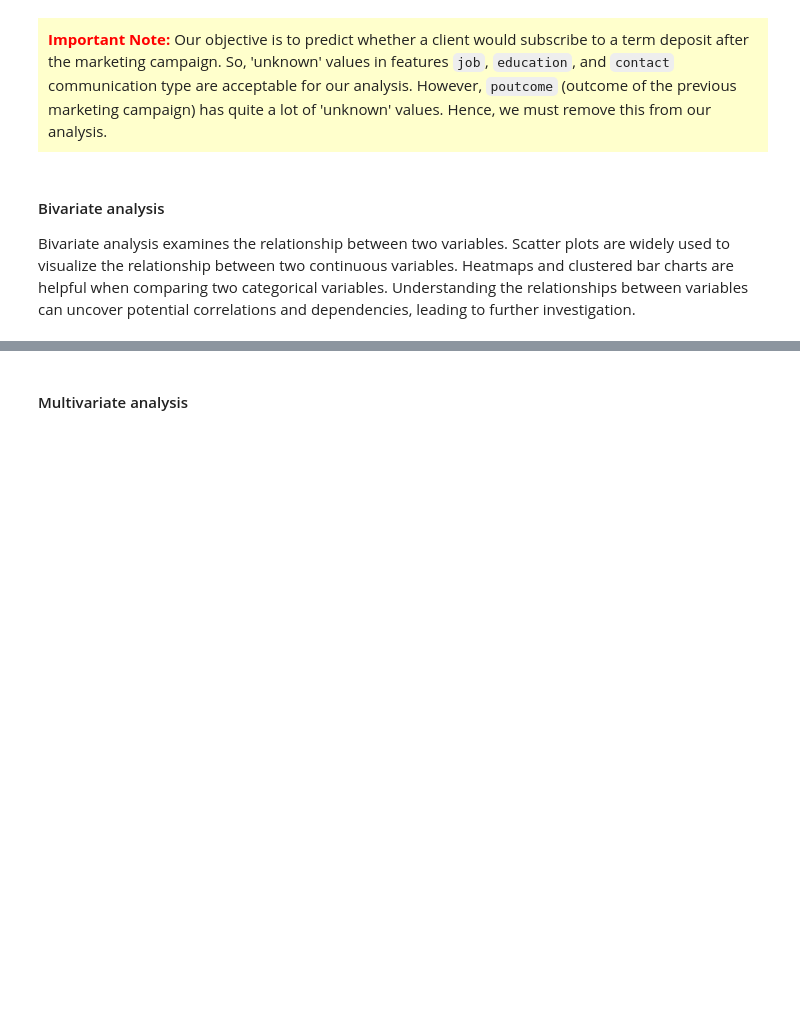
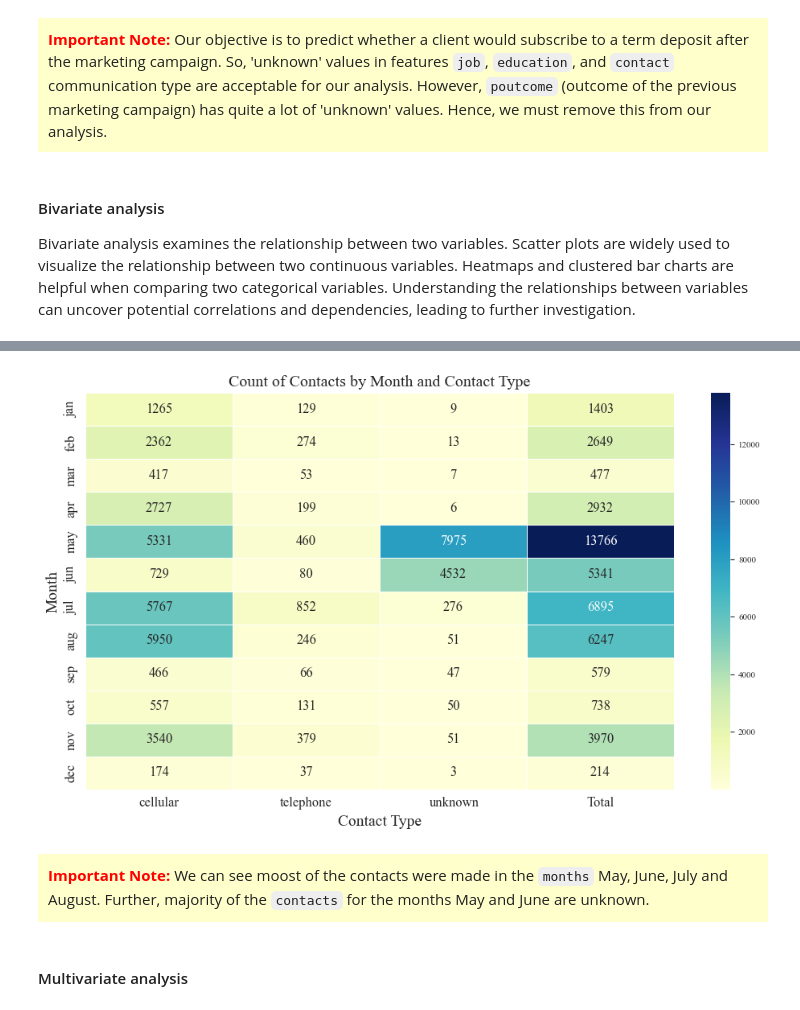
Before and after one commit to McGill-MMA-EnterpriseAnalytics/customer_banking, a Jupyter notebook: EDA/eda.ipynb, the cells around one changed output, grey strips where cells are left out. Cells and saved outputs as stored; diff of their text form; code cells hidden in the pictures; blank space fills up the shorter version.

```diff
--- a/EDA/eda.ipynb
+++ b/EDA/eda.ipynb
@@ -635,3 +635,40 @@ plt.show()
+# %%
+# Define the custom order of months
+custom_order = ['jan', 'feb', 'mar', 'apr', 'may', 'jun', 'jul', 'aug', 'sep', 'oct', 'nov', 'dec']
+
+# Convert the 'month' column to categorical with custom order
+df['month'] = pd.Categorical(df['month'], categories=custom_order, ordered=True)
+
+# Create a DataFrame with the count of each month and contact type
+month_contact_df = df.groupby(['month', 'contact']).size().unstack()
+
+# Sort the DataFrame by the custom order of months
+month_contact_df = month_contact_df.reindex(custom_order)
+
+# Add a column of total contacts
+month_contact_df['Total'] = month_contact_df.sum(axis=1)
+
+# Create a heatmap
+plt.figure(figsize=(10, 6))
+heatmap = sns.heatmap(month_contact_df, cmap='YlGnBu', annot=True, fmt='d', linewidths=0.5)
+
+# Increase font size of x-axis and y-axis tick labels
+heatmap.set_xticklabels(heatmap.get_xmajorticklabels(), fontsize=12)
+heatmap.set_yticklabels(heatmap.get_ymajorticklabels(), fontsize=12)
+
+plt.title('Count of Contacts by Month and Contact Type')
+plt.xlabel('Contact Type', fontsize=14)
+plt.ylabel('Month', fontsize=14)
+
+# Adjust layout and show plot
+plt.tight_layout()
+plt.show()
+# %% [output]
+[figure, added]
+# %% [markdown]
+<div style="background-color: #ffffcc; padding: 10px;">
+    <span style="color: red;"><strong>Important Note:</strong></span> We can see moost of the contacts were made in the <code>months</code> May, June, July and August. Further, majority of the <code>contacts</code> for the months May and June are unknown.
+</div>
 # %% [markdown]
 #### Multivariate analysis
 # %%
```
Also changed, not shown: parts of 9 cells of this notebook.
